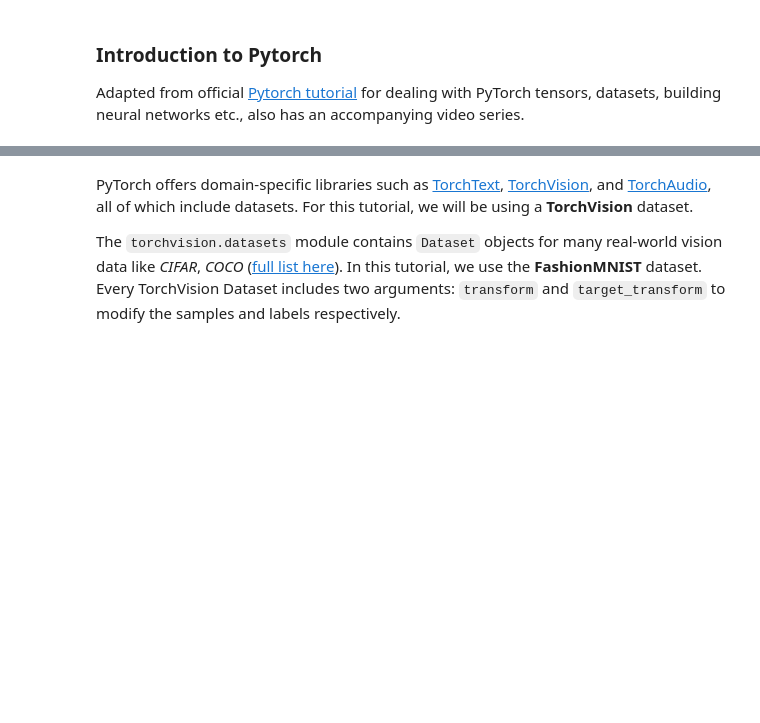
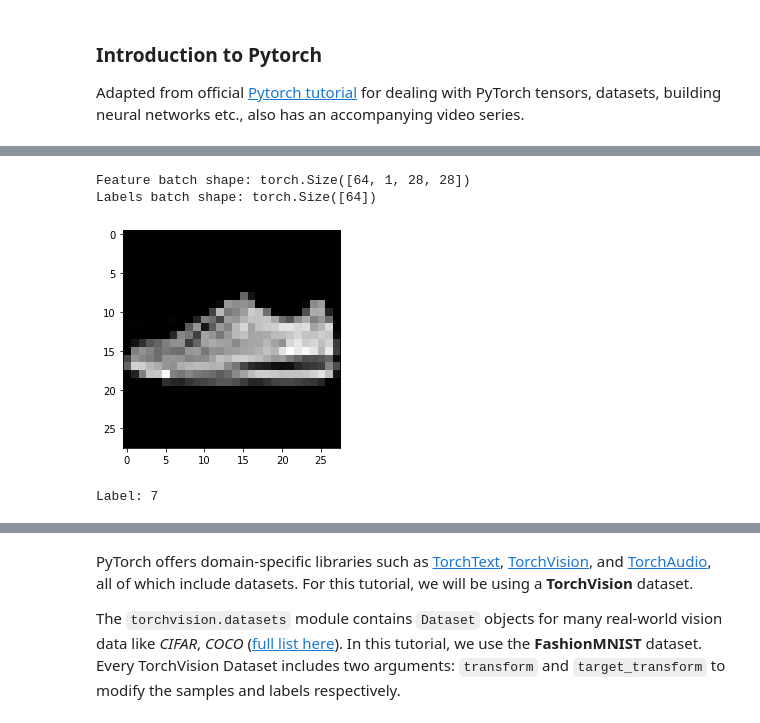
Before and after one commit to jngadiub/ML_course_Pavia_23, a Jupyter notebook: pytorch_intro.ipynb, the cells around one changed output, grey strips where cells are left out. Saved outputs shown, nothing was run; the diff lists cells and outputs as text; code cells hidden in the pictures; blank space fills up the shorter version.

```diff
--- a/pytorch_intro.ipynb
+++ b/pytorch_intro.ipynb
@@ -16,0 +371,5 @@ PyTorch has [two primitives to work with data](https://pytorch.org/docs/stable/d
+# %%
+from torch.utils.data import DataLoader
+
+train_dataloader = DataLoader(training_data, batch_size=64, shuffle=True)
+test_dataloader = DataLoader(test_data, batch_size=64, shuffle=True)
@@ -16,0 +380,15 @@ PyTorch has [two primitives to work with data](https://pytorch.org/docs/stable/d
+# %%
+# Display image and label.
+train_features, train_labels = next(iter(train_dataloader))
+print(f"Feature batch shape: {train_features.size()}")
+print(f"Labels batch shape: {train_labels.size()}")
+img = train_features[0].squeeze() #Returns a tensor with all the dimensions of input of size 1 removed
+label = train_labels[0]
+plt.imshow(img, cmap="gray")
+plt.show()
+print(f"Label: {label}")
+# %% [output]
+Feature batch shape: torch.Size([64, 1, 28, 28])
+Labels batch shape: torch.Size([64])
+[figure, added]
+Label: 7
```
Also changed, not shown: parts of 81 cells of this notebook.
